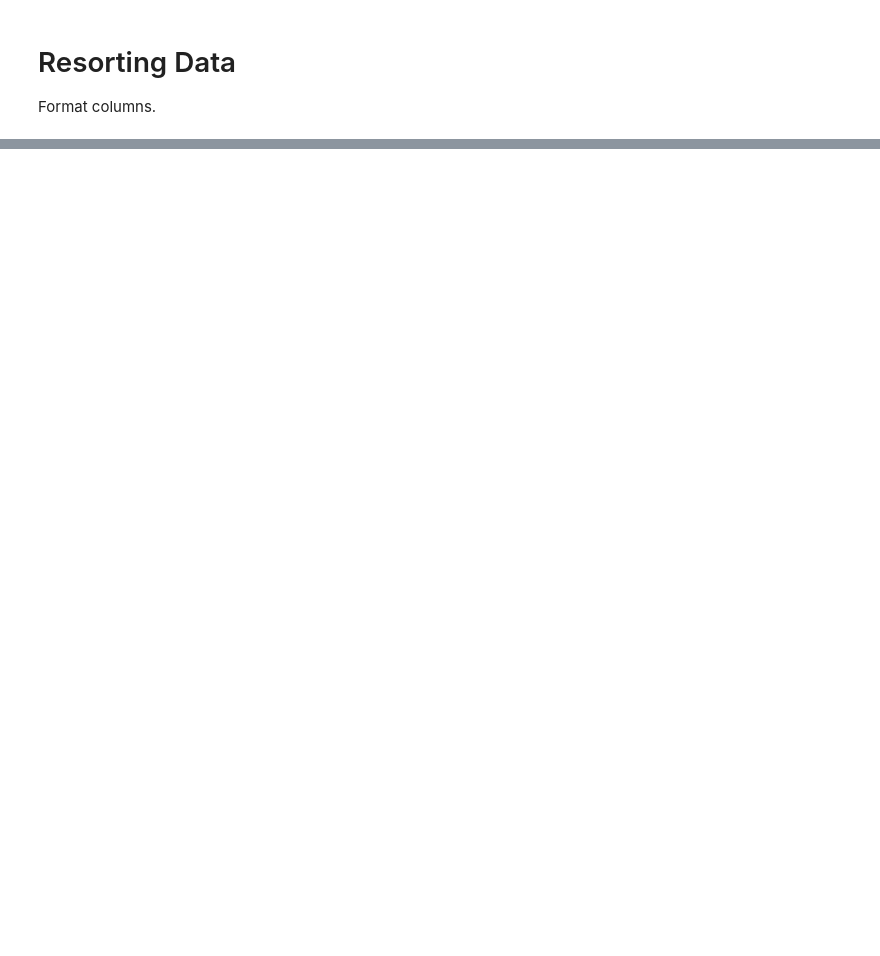
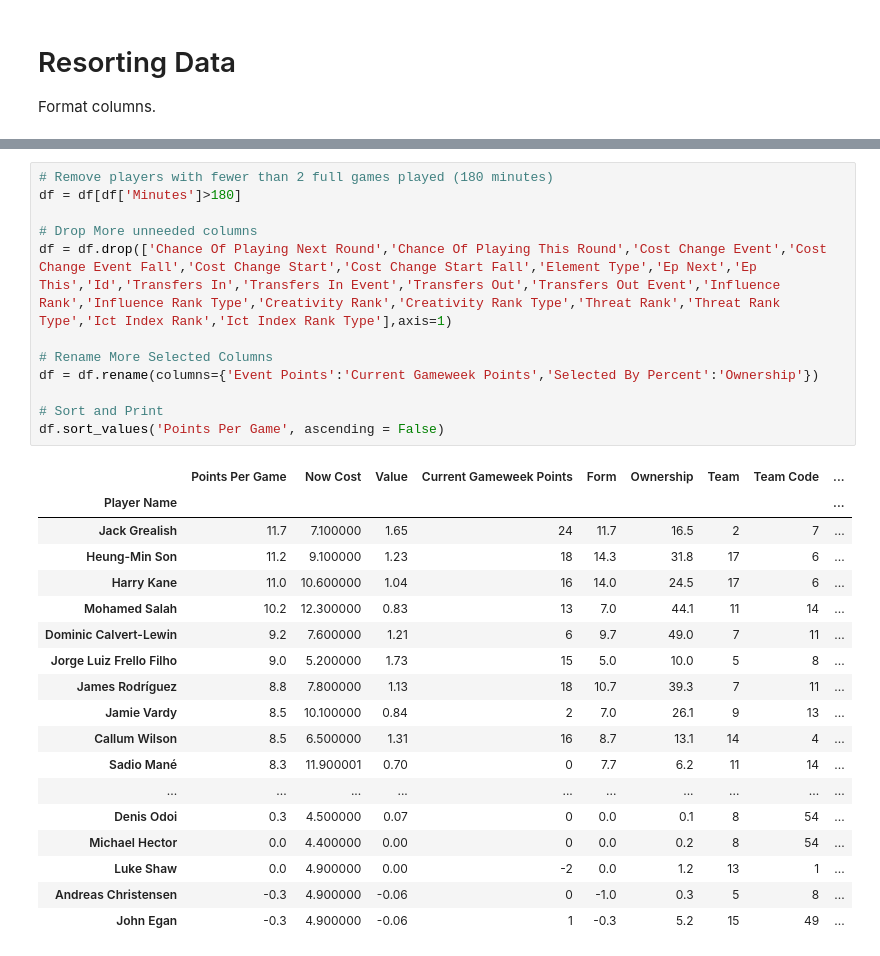
Before and after one commit to nwstevens/fpl, a Jupyter notebook: Retrieving_Data.ipynb, the cells around one changed output, grey strips where cells are left out. Drawn from its saved outputs; the diff is of its cells as text; blank space fills up the shorter version.

```diff
--- a/Retrieving_Data.ipynb
+++ b/Retrieving_Data.ipynb
@@ -77,0 +92,31 @@ df
+# %%
+# Remove players with fewer than 2 full games played (180 minutes)
+df = df[df['Minutes']>180]
+
+# Drop More unneeded columns
+df = df.drop(['Chance Of Playing Next Round','Chance Of Playing This Round','Cost Change Event','Cost Change Event Fall','Cost Change Start','Cost Change Start Fall','Element Type','Ep Next','Ep This','Id','Transfers In','Transfers In Event','Transfers Out','Transfers Out Event','Influence Rank','Influence Rank Type','Creativity Rank','Creativity Rank Type','Threat Rank','Threat Rank Type','Ict Index Rank','Ict Index Rank Type'],axis=1)
+
+# Rename More Selected Columns
+df = df.rename(columns={'Event Points':'Current Gameweek Points','Selected By Percent':'Ownership'})
+
+# Sort and Print
+df.sort_values('Points Per Game', ascending = False)
+# %% [output]
+|  | Points Per Game | Now Cost | Value | Current Gameweek Points | Form | Ownership | Team | Team Code | ... |
+| Player Name |  |  |  |  |  |  |  |  | ... |
+| Jack Grealish | 11.7 | 7.100000 | 1.65 | 24 | 11.7 | 16.5 | 2 | 7 | ... |
+| Heung-Min Son | 11.2 | 9.100000 | 1.23 | 18 | 14.3 | 31.8 | 17 | 6 | ... |
+| Harry Kane | 11.0 | 10.600000 | 1.04 | 16 | 14.0 | 24.5 | 17 | 6 | ... |
+| Mohamed Salah | 10.2 | 12.300000 | 0.83 | 13 | 7.0 | 44.1 | 11 | 14 | ... |
+| Dominic Calvert-Lewin | 9.2 | 7.600000 | 1.21 | 6 | 9.7 | 49.0 | 7 | 11 | ... |
+| Jorge Luiz Frello Filho | 9.0 | 5.200000 | 1.73 | 15 | 5.0 | 10.0 | 5 | 8 | ... |
+| James Rodríguez | 8.8 | 7.800000 | 1.13 | 18 | 10.7 | 39.3 | 7 | 11 | ... |
+| Jamie Vardy | 8.5 | 10.100000 | 0.84 | 2 | 7.0 | 26.1 | 9 | 13 | ... |
+| Callum Wilson | 8.5 | 6.500000 | 1.31 | 16 | 8.7 | 13.1 | 14 | 4 | ... |
+| Sadio Mané | 8.3 | 11.900001 | 0.70 | 0 | 7.7 | 6.2 | 11 | 14 | ... |
+| ... | ... | ... | ... | ... | ... | ... | ... | ... | ... |
+| Denis Odoi | 0.3 | 4.500000 | 0.07 | 0 | 0.0 | 0.1 | 8 | 54 | ... |
+| Michael Hector | 0.0 | 4.400000 | 0.00 | 0 | 0.0 | 0.2 | 8 | 54 | ... |
+| Luke Shaw | 0.0 | 4.900000 | 0.00 | -2 | 0.0 | 1.2 | 13 | 1 | ... |
+| Andreas Christensen | -0.3 | 4.900000 | -0.06 | 0 | -1.0 | 0.3 | 5 | 8 | ... |
+| John Egan | -0.3 | 4.900000 | -0.06 | 1 | -0.3 | 5.2 | 15 | 49 | ... |
```
Also changed, not shown: parts of 13 cells of this notebook.
